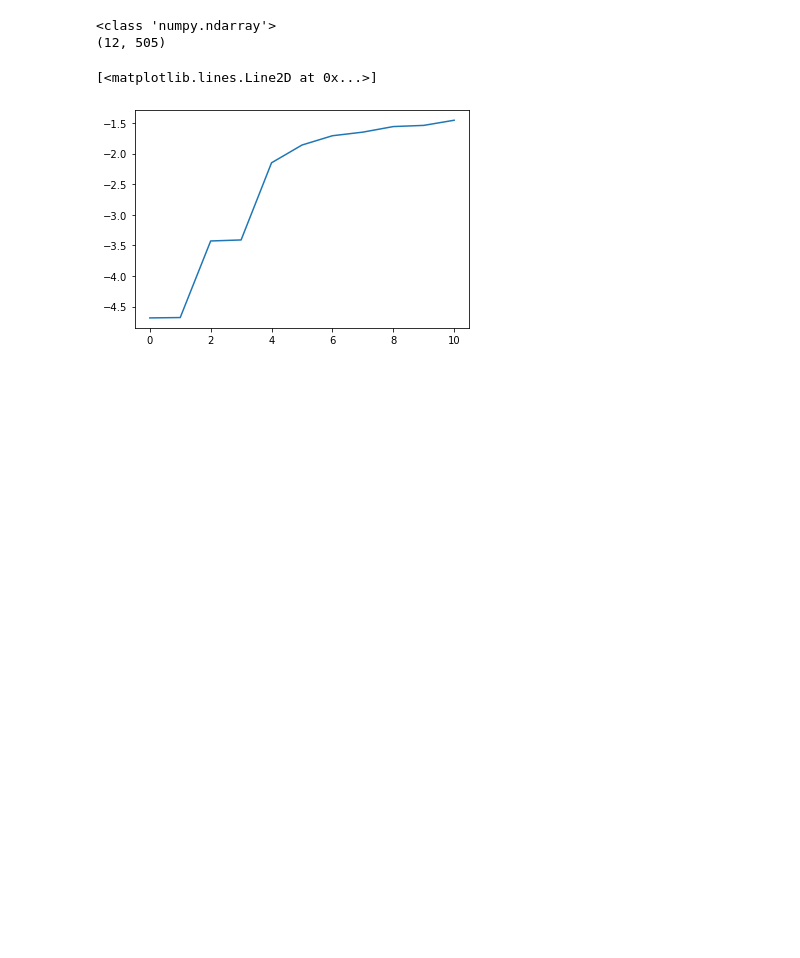
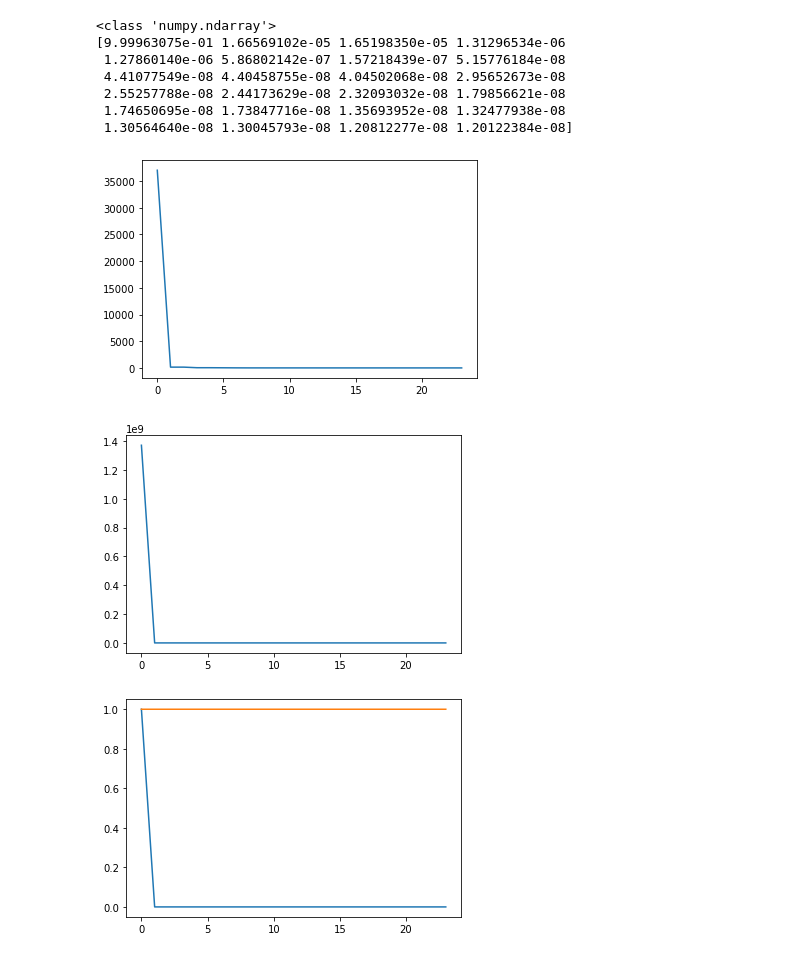
Before and after one commit to veager/VeNote-Machine-Learning, a Jupyter notebook: Time Series Decomposition/Singular-Spectrum-Analysis/Examples.ipynb, the cells around one changed output. Cells and saved outputs as stored; diff of their text form; code cells hidden in the pictures; blank space fills up the shorter version.

```diff
--- a/Time Series Decomposition/Singular-Spectrum-Analysis/Examples.ipynb
+++ b/Time Series Decomposition/Singular-Spectrum-Analysis/Examples.ipynb
@@ -1,23 +1,34 @@
 # %%
 import numpy as np
 from pySingularSpectrumAnalysis import SingularSpectrumAnalysis
 
 from statsmodels.datasets import co2
 import matplotlib.pyplot as plt
 
 data = co2.load(True).data
 data = data.resample('M').mean().ffill()
 data = data.values.flatten()[10:]
 
 print(type(data))
-ssa = SingularSpectrumAnalysis(L=12)
+ssa = SingularSpectrumAnalysis(L=24)
 comps = ssa.decomposition(data)
-# plt.plot(comps[:, 1:])
-lgsigma = np.log(ssa.sigma)
 
-plt.plot(np.cumsum(lgsigma)[:-1] - np.cumsum(lgsigma)[1:])
+plt.figure(1)
+plt.plot(ssa.sigma)
+plt.figure(2)
+plt.plot(ssa.eigenvalue)
+plt.figure(3)
+plt.plot(ssa.contri)
+plt.plot(ssa.cum_contri)
+print(ssa.contri)
 # %% [output]
 <class 'numpy.ndarray'>
-(12, 505)
+[9.99963075e-01 1.66569102e-05 1.65198350e-05 1.31296534e-06
+ 1.27860140e-06 5.86802142e-07 1.57218439e-07 5.15776184e-08
+ 4.41077549e-08 4.40458755e-08 4.04502068e-08 2.95652673e-08
+ 2.55257788e-08 2.44173629e-08 2.32093032e-08 1.79856621e-08
+ 1.74650695e-08 1.73847716e-08 1.35693952e-08 1.32477938e-08
+ 1.30564640e-08 1.30045793e-08 1.20812277e-08 1.20122384e-08]
-[<matplotlib.lines.Line2D at 0x...>]
-[figure, old version]
+[figure, new version]
+[figure, added]
+[figure, added]
```
Also changed, not shown: parts of 1 cell of this notebook, 1 other file.
